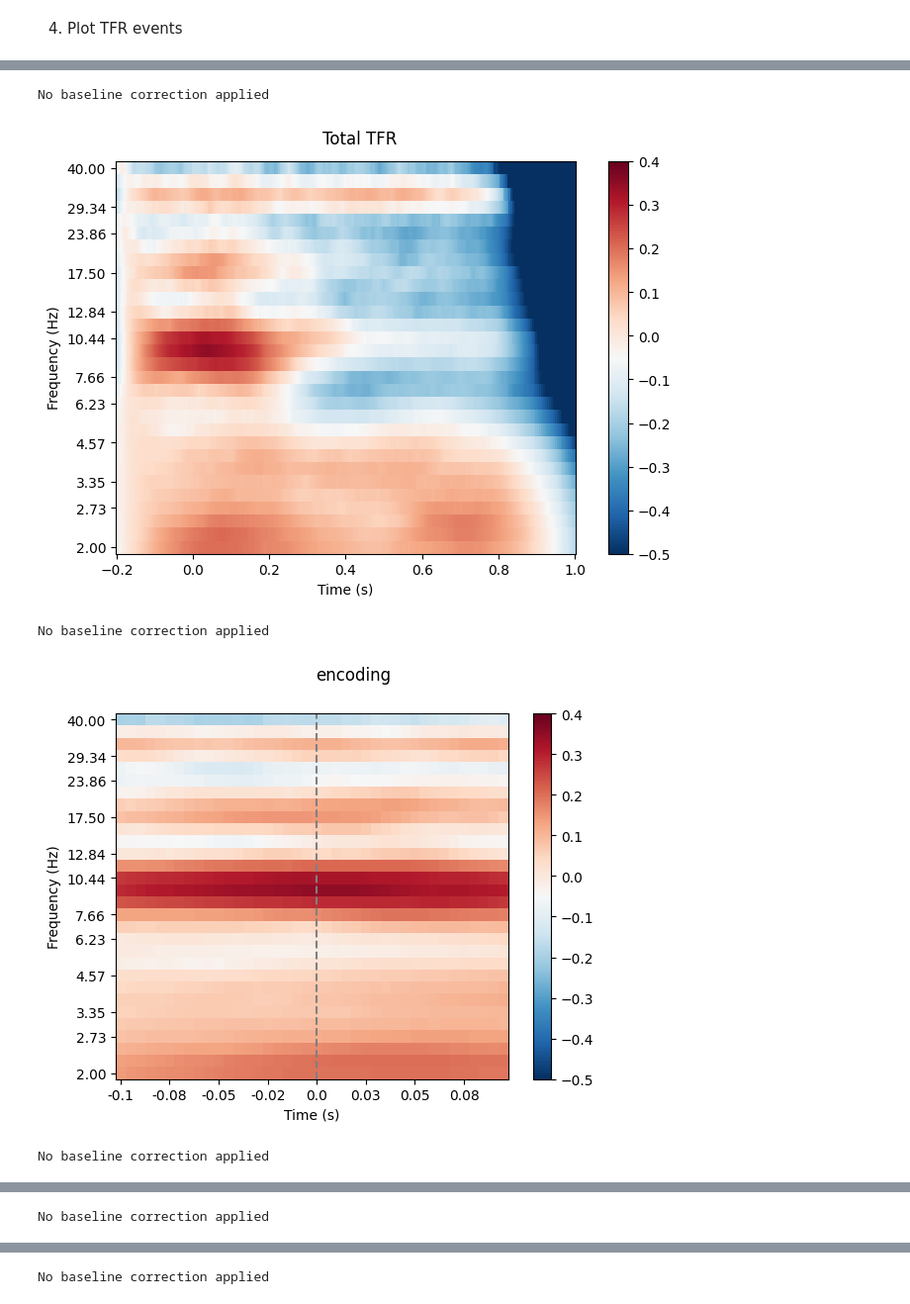
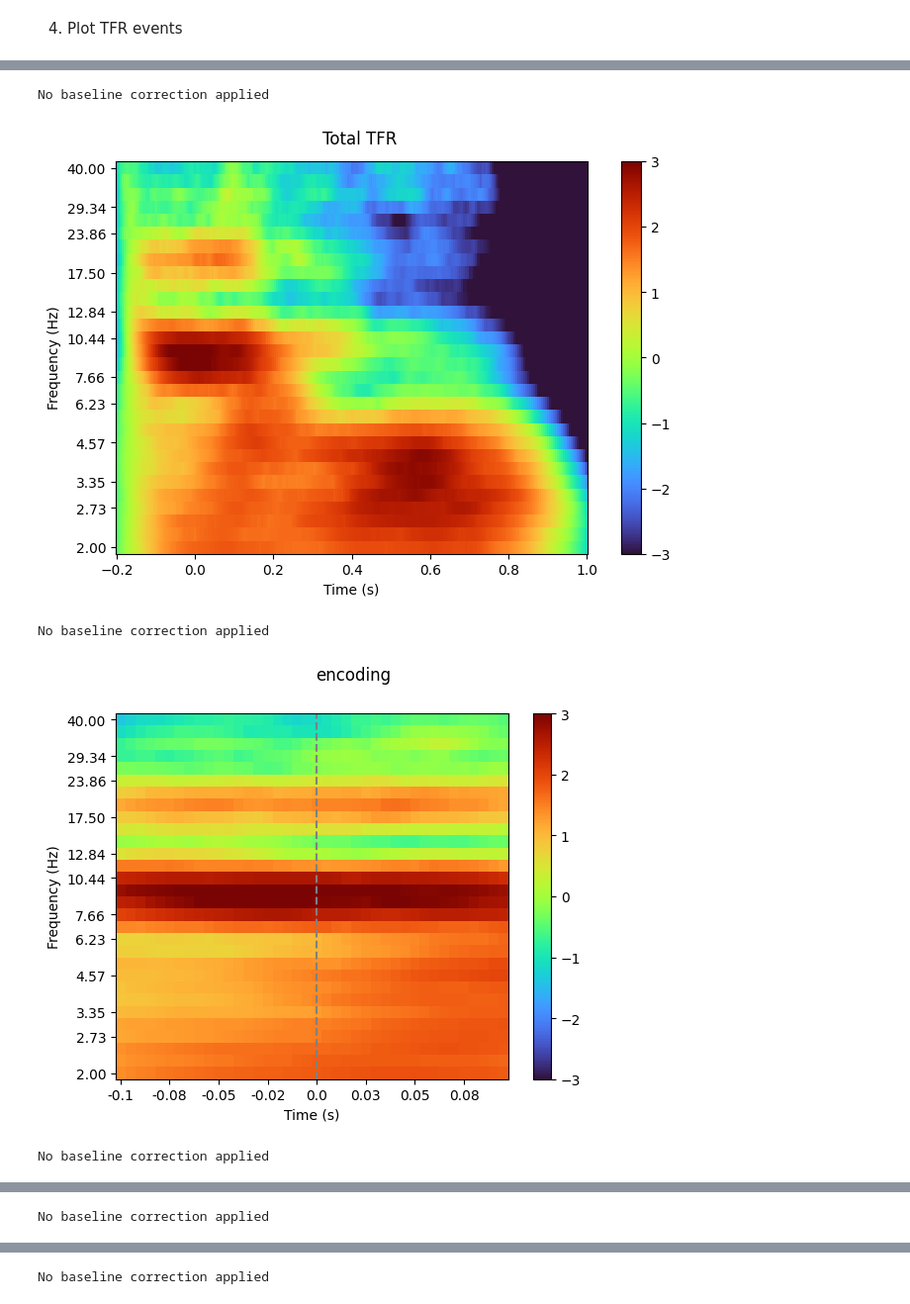
Before and after one commit to ArianVT/HMP-TFR, a Jupyter notebook: HMP-TFR.ipynb, the cells around one changed output, grey strips where cells are left out. Shown at 99% size. Saved outputs shown, nothing was run; the diff lists cells and outputs as text; code cells hidden in the pictures.

```diff
--- a/HMP-TFR.ipynb
+++ b/HMP-TFR.ipynb
@@ -165,20 +175,21 @@ retreived TFR events succesfully
 # %%
 #parameters
-channels = ['CPz']                                                      #channels to be plotted
+channels = ['C2']                                                      #channels to be plotted
 events = ['null', 'encoding', 'decision', 'confirmation', 'response']   #event labels
-z_axis = (-0.5, 0.4)
+z_axis = (-3, 3)                                                    #power
+x_axis = (-0.2, 1)                                                      #frequency (Hz)
 
 #plot total TFR
-tfr.plot(picks=channels, tmin=-0.2, tmax=1, vlim=z_axis, title="Total TFR") #indicate stimulus onset
+tfr.plot(picks=channels, tmin=x_axis[0], tmax=x_axis[1], vlim=z_axis, title="Total TFR", cmap='turbo') #indicate stimulus onset
 
 
 #plot single events
 for n, event in enumerate(tfr_events):
     if np.any(~np.isnan(event._data)):
         AvT.plot_tfr_event(event, channels, events[n], z_axis)
 # %% [output]
 No baseline correction applied
-[figure, old version]
+[figure, new version]
 No baseline correction applied
-[figure, old version]
+[figure, new version]
 No baseline correction applied
```
Also changed, not shown: parts of 2 cells of this notebook, 2 other files.
